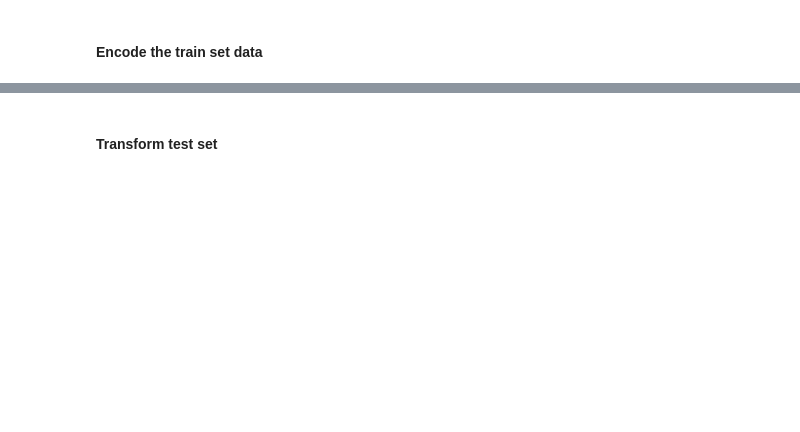
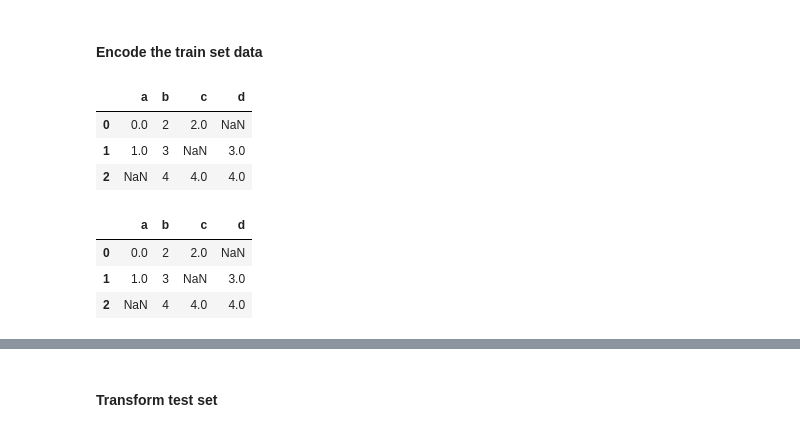
Before and after one commit to ClearScore/diver, a Jupyter notebook: development_area/house-price-demo.ipynb, the cells around one changed output, grey strips where cells are left out. Saved outputs shown, nothing was run; the diff lists cells and outputs as text; code cells hidden in the pictures; blank space fills up the shorter version.

```diff
--- a/development_area/house-price-demo.ipynb
+++ b/development_area/house-price-demo.ipynb
@@ -391,0 +485,2 @@ from dataset_conditioner import FullEncoder
+# %%
+features2 = pd.DataFrame({'a': [0, 1, np.nan], 'b': [2, 3, 4], 'c': [2, np.nan, 4], 'd': [np.nan, 3, 4]})
@@ -391,0 +489,14 @@ from dataset_conditioner import FullEncoder
+# %%
+features2
+# %% [output]
+|  | a | b | c | d |
+| 0 | 0.0 | 2 | 2.0 | NaN |
+| 1 | 1.0 | 3 | NaN | 3.0 |
+| 2 | NaN | 4 | 4.0 | 4.0 |
+# %%
+features2
+# %% [output]
+|  | a | b | c | d |
+| 0 | 0.0 | 2 | 2.0 | NaN |
+| 1 | 1.0 | 3 | NaN | 3.0 |
+| 2 | NaN | 4 | 4.0 | 4.0 |
```
Also changed, not shown: parts of 21 cells of this notebook, 1 other file.
